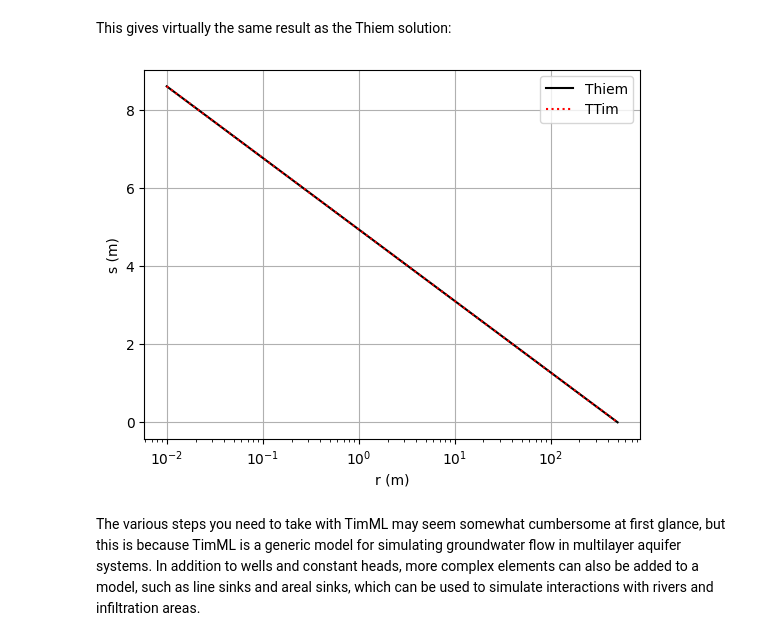
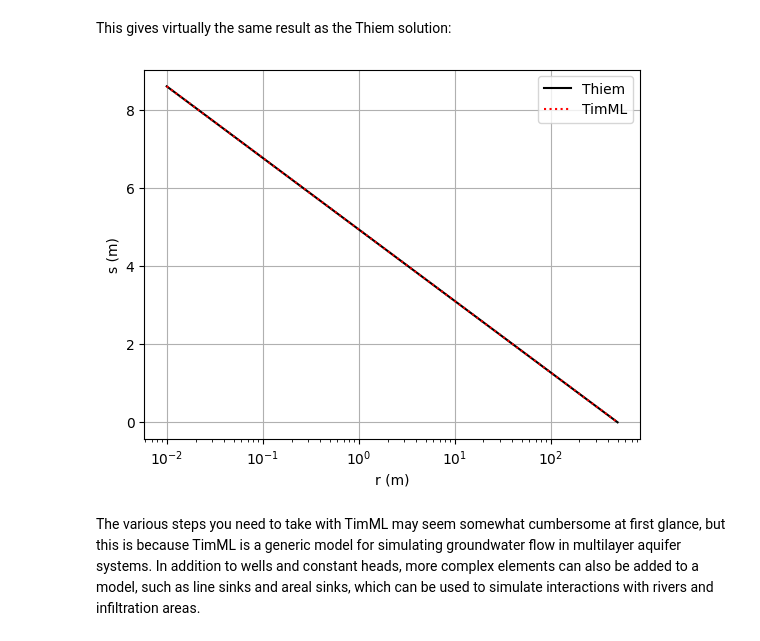
Before and after one commit to alouwyck/maxsypy, a Jupyter notebook: seminaries/UM6P_jan_2025/Seminary_UM6P_Jan_2025_Part_1_First_axisymmetric_models.ipynb, the cells around one changed output. Drawn from its saved outputs; the diff is of its cells as text; code cells hidden in the pictures.

Commit message:
Typo corrected (TTim -> TimML)

```diff
--- a/seminaries/UM6P_jan_2025/Seminary_UM6P_Jan_2025_Part_1_First_axisymmetric_models.ipynb
+++ b/seminaries/UM6P_jan_2025/Seminary_UM6P_Jan_2025_Part_1_First_axisymmetric_models.ipynb
@@ -168,13 +168,13 @@ s3 = h0 - np.array([model.head(x=r, y=0) for r in r])
 This gives virtually the same result as the Thiem solution:
 # %%
 plt.semilogx(r, s2, 'k-', label='Thiem');
-plt.semilogx(r, s3, 'r:', label='TTim');
+plt.semilogx(r, s3, 'r:', label='TimML');
 plt.legend();
 plt.xlabel('r (m)');
 plt.ylabel('s (m)');
 plt.grid();
 # %% [output]
-[figure, old version]
+[figure, new version]
 # %% [markdown]
 The various steps you need to take with TimML may seem somewhat cumbersome at first glance, but this is because TimML is a generic model for simulating groundwater flow in multilayer aquifer systems. In addition to wells and constant heads, more complex elements can also be added to a model, such as line sinks and areal sinks, which can be used to simulate interactions with rivers and infiltration areas.
 # %% [markdown]
```
